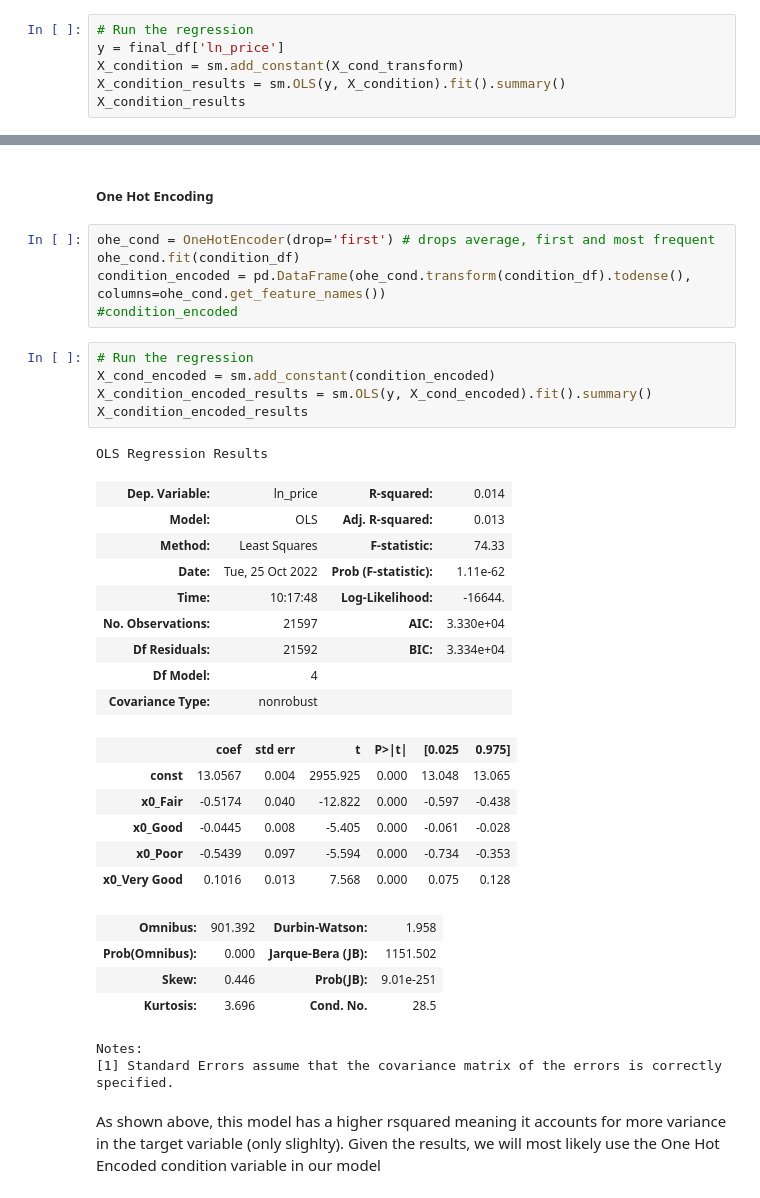
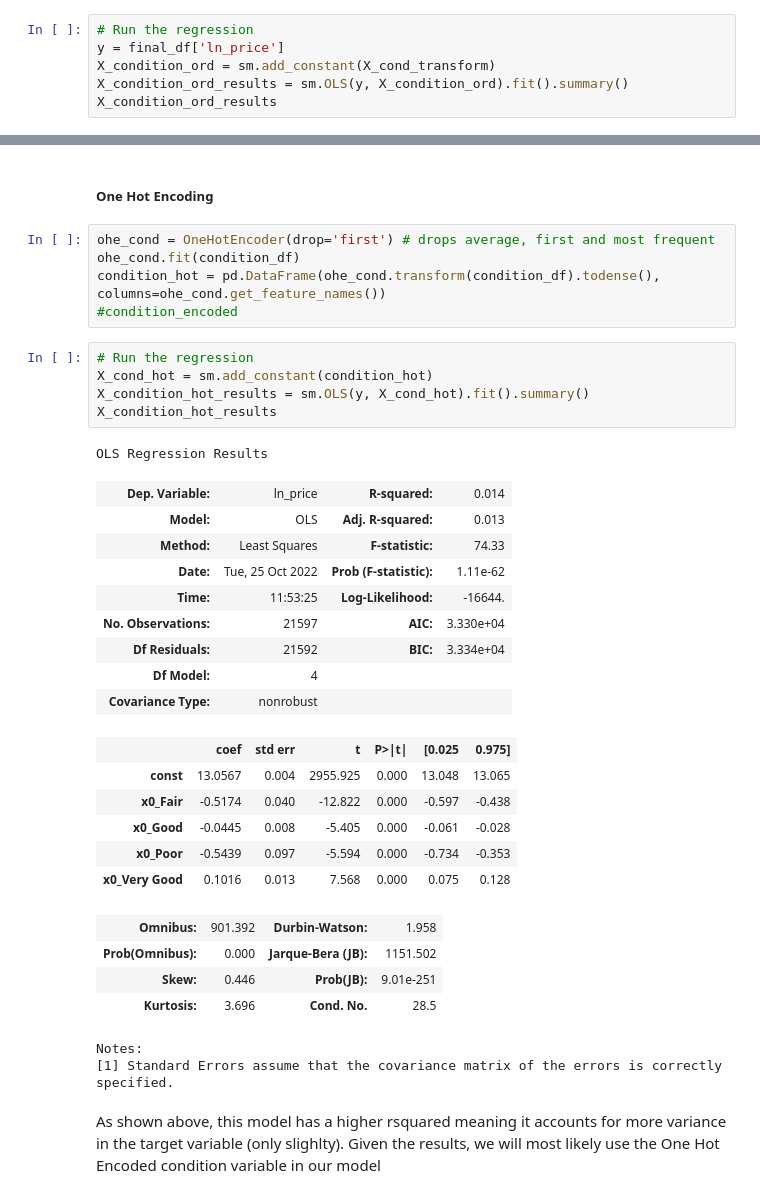
Before and after one commit to dermothethird/King_County_Housing_Project, a Jupyter notebook: Dermot_JNotebook.ipynb, the cells around one changed output, grey strips where cells are left out. Cells and saved outputs as stored; diff of their text form.

Commit message:
adding two csvs to data folder and updating personal notebook

```diff
--- a/Dermot_JNotebook.ipynb
+++ b/Dermot_JNotebook.ipynb
@@ -319,9 +319,9 @@ X_cond_transform = ords_cond.transform(condition_df)
 # %%
 # Run the regression
 y = final_df['ln_price']
-X_condition = sm.add_constant(X_cond_transform)
-X_condition_results = sm.OLS(y, X_condition).fit().summary()
-X_condition_results
+X_condition_ord = sm.add_constant(X_cond_transform)
+X_condition_ord_results = sm.OLS(y, X_condition_ord).fit().summary()
+X_condition_ord_results
 # %% [output]
 OLS Regression Results
 | Dep. Variable: | ln_price | R-squared: | 0.002 |
@@ -363,20 +381,20 @@ As shown by the very low rsquared value and low correlation value, these two var
 # %%
 ohe_cond = OneHotEncoder(drop='first') # drops average, first and most frequent
 ohe_cond.fit(condition_df)
-condition_encoded = pd.DataFrame(ohe_cond.transform(condition_df).todense(), columns=ohe_cond.get_feature_names())
+condition_hot = pd.DataFrame(ohe_cond.transform(condition_df).todense(), columns=ohe_cond.get_feature_names())
 #condition_encoded
 # %%
 # Run the regression
-X_cond_encoded = sm.add_constant(condition_encoded)
-X_condition_encoded_results = sm.OLS(y, X_cond_encoded).fit().summary()
-X_condition_encoded_results
+X_cond_hot = sm.add_constant(condition_hot)
+X_condition_hot_results = sm.OLS(y, X_cond_hot).fit().summary()
+X_condition_hot_results
 # %% [output]
 OLS Regression Results
 | Dep. Variable: | ln_price | R-squared: | 0.014 |
 | Model: | OLS | Adj. R-squared: | 0.013 |
 | Method: | Least Squares | F-statistic: | 74.33 |
 | Date: | Tue, 25 Oct 2022 | Prob (F-statistic): | 1.11e-62 |
-| Time: | 10:17:48 | Log-Likelihood: | -16644. |
+| Time: | 11:53:25 | Log-Likelihood: | -16644. |
 | No. Observations: | 21597 | AIC: | 3.330e+04 |
 | Df Residuals: | 21592 | BIC: | 3.334e+04 |
 | Df Model: | 4 |  |  |
```
Also changed, not shown: parts of 17 cells of this notebook, 2 other files.
